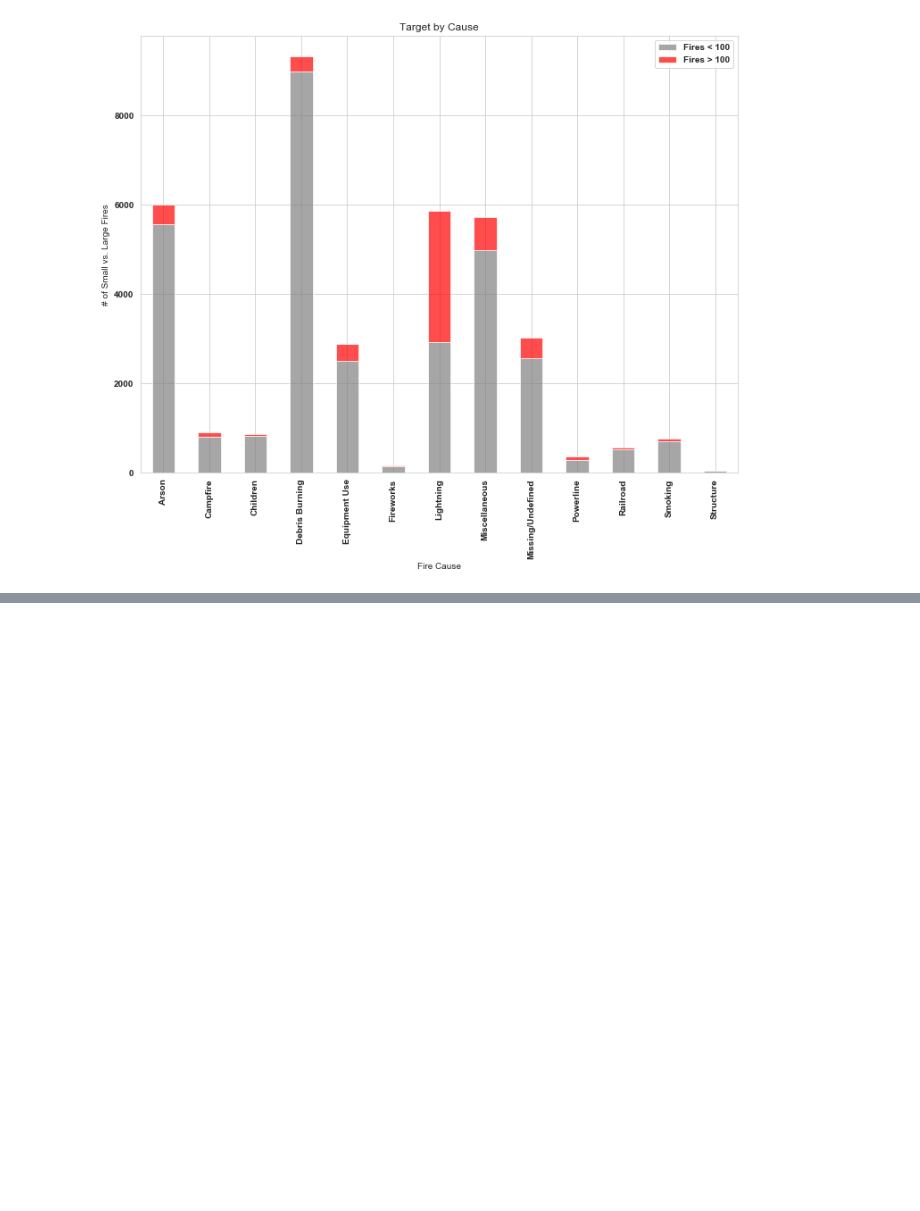
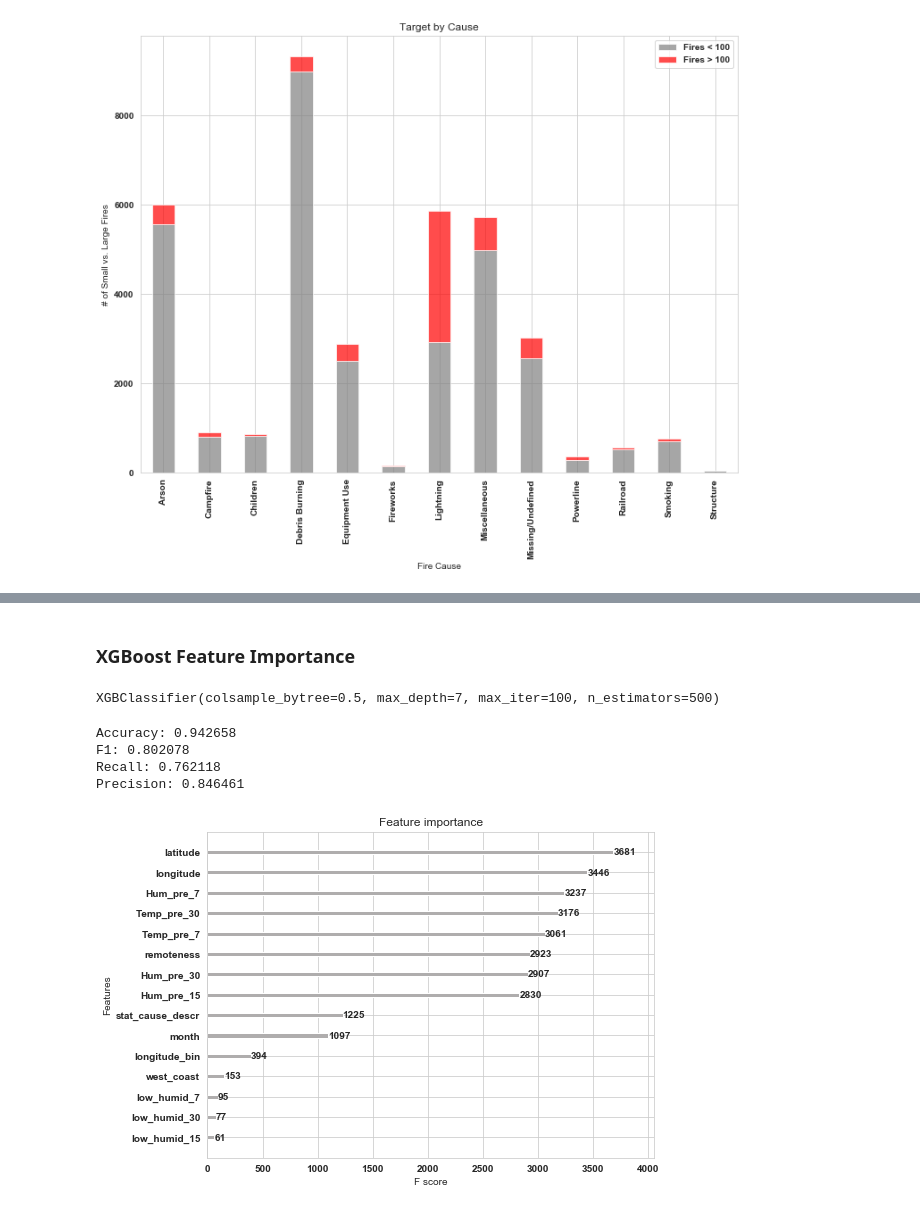
Before and after one commit to fernandez-justin/Forest_Fire_Classification, a Jupyter notebook: final_notebook.ipynb, the cells around one changed output, grey strips where cells are left out. Saved outputs shown, nothing was run; the diff lists cells and outputs as text; code cells hidden in the pictures; blank space fills up the shorter version.

```diff
--- a/final_notebook.ipynb
+++ b/final_notebook.ipynb
@@ -196,0 +226,9 @@ df = pd.read_csv('cleaned_fire_data.csv')
+# %%
+# instantiating a feature selector object
+feature_selector = SelectKBest(mutual_info_classif, 15)
+
+# fitting to our data
+feature_selector.fit(X_train, y_train)
+
+# features that we keep
+selected_filter = X_train.columns[feature_selector.get_support()]
@@ -196,0 +237,4 @@ df = pd.read_csv('cleaned_fire_data.csv')
+# %%
+# creating synthetic rows using SMOTE
+sm = SMOTE(random_state=99)
+X_train_smote, y_train_smote = sm.fit_sample(X_train[selected_filter], y_train)
@@ -196,0 +274,36 @@ df = pd.read_csv('cleaned_fire_data.csv')
+# %% [markdown]
+### XGBoost Feature Importance
+# %%
+xg_clf = xgb.XGBClassifier(objective ='binary:logistic',
+                           colsample_bytree = 0.5,
+                           min_child_weight = 1,
+                           learning_rate = 0.1,
+                           max_depth = 7,
+                           n_estimators = 500,
+                           max_iter=100)
+# %%
+xg_clf.fit(X_train_smote, y_train_smote)
+# %% [output]
+XGBClassifier(colsample_bytree=0.5, max_depth=7, max_iter=100, n_estimators=500)
+# %%
+preds = xg_clf.predict(X_test[selected_filter])
+test_f1 = f1_score(y_test, preds)
+test_acc = accuracy_score(y_test, preds)
+test_recall = recall_score(y_test, preds)
+test_precision = precision_score(y_test, preds)
+print("Accuracy: %f" % (test_acc))
+print("F1: %f" % (test_f1))
+print("Recall: %f" % (test_recall))
+print('Precision: %f' % (test_precision))
+# %% [output]
+Accuracy: 0.942658
+F1: 0.802078
+Recall: 0.762118
+Precision: 0.846461
+# %%
+xgb.plot_importance(xg_clf,max_num_features = 20)
+plt.rcParams['figure.figsize'] = [8, 6]
+plt.savefig('feature_importance.png')
+plt.show()
+# %% [output]
+[figure, added]
```
Also changed, not shown: parts of 22 cells of this notebook, 9 other files.
